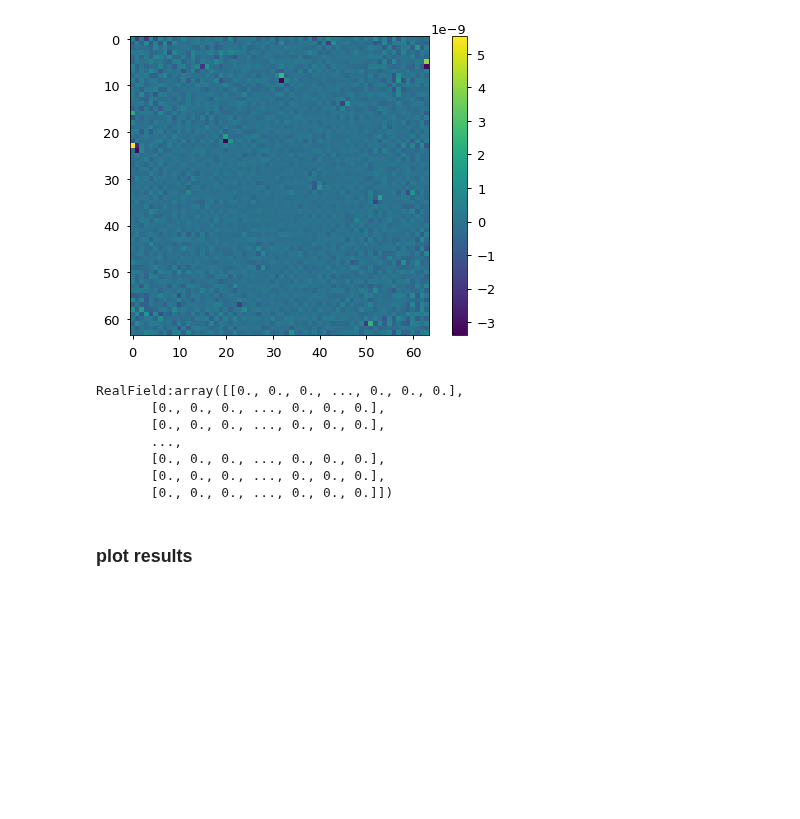
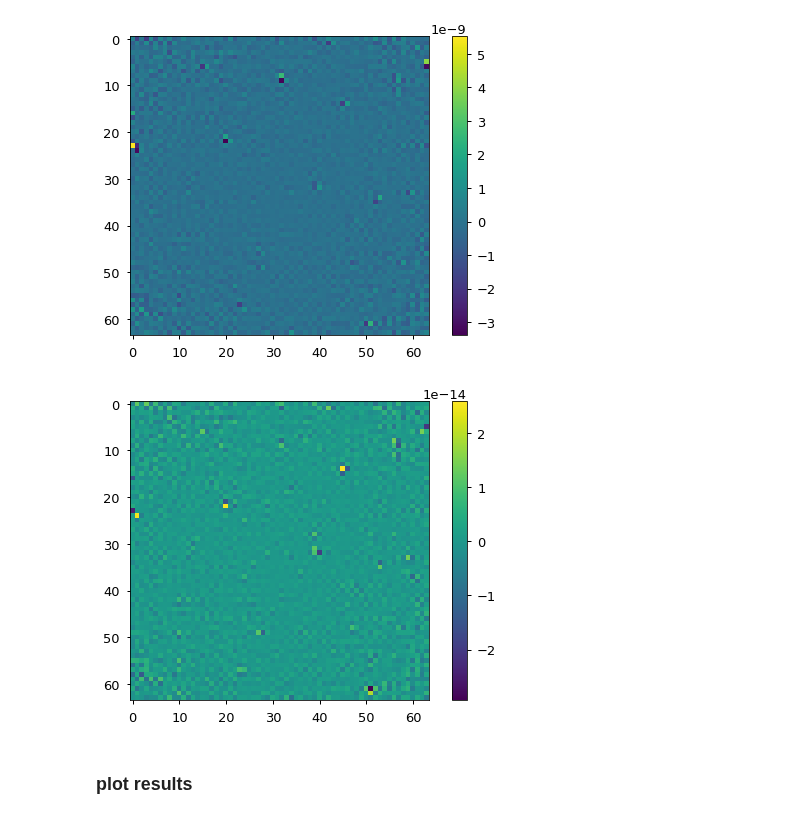
Before and after one commit to VMBoehm/MADLens, a Jupyter notebook: notebooks/PlotResults-publications.ipynb, the cells around one changed output. Cells and saved outputs as stored; diff of their text form; code cells hidden in the pictures; blank space fills up the shorter version.

```diff
--- a/notebooks/PlotResults-publications.ipynb
+++ b/notebooks/PlotResults-publications.ipynb
@@ -634,16 +634,12 @@ plt.show()
 [figure]
 [figure]
 [figure]
-# %%
-map_plus-map_minus
-# %% [output]
-RealField:array([[0., 0., 0., ..., 0., 0., 0.],
-       [0., 0., 0., ..., 0., 0., 0.],
-       [0., 0., 0., ..., 0., 0., 0.],
-       ...,
-       [0., 0., 0., ..., 0., 0., 0.],
-       [0., 0., 0., ..., 0., 0., 0.],
-       [0., 0., 0., ..., 0., 0., 0.]])
+# %%
+plt.imshow(jvp.reshape(64,64)-(map_plus-map_minus))
+plt.colorbar()
+plt.show()
+# %% [output]
+[figure, added]
 # %% [markdown]
 ### plot results
 # %%
```
Also changed, not shown: parts of 2 cells of this notebook, 1 other file.
